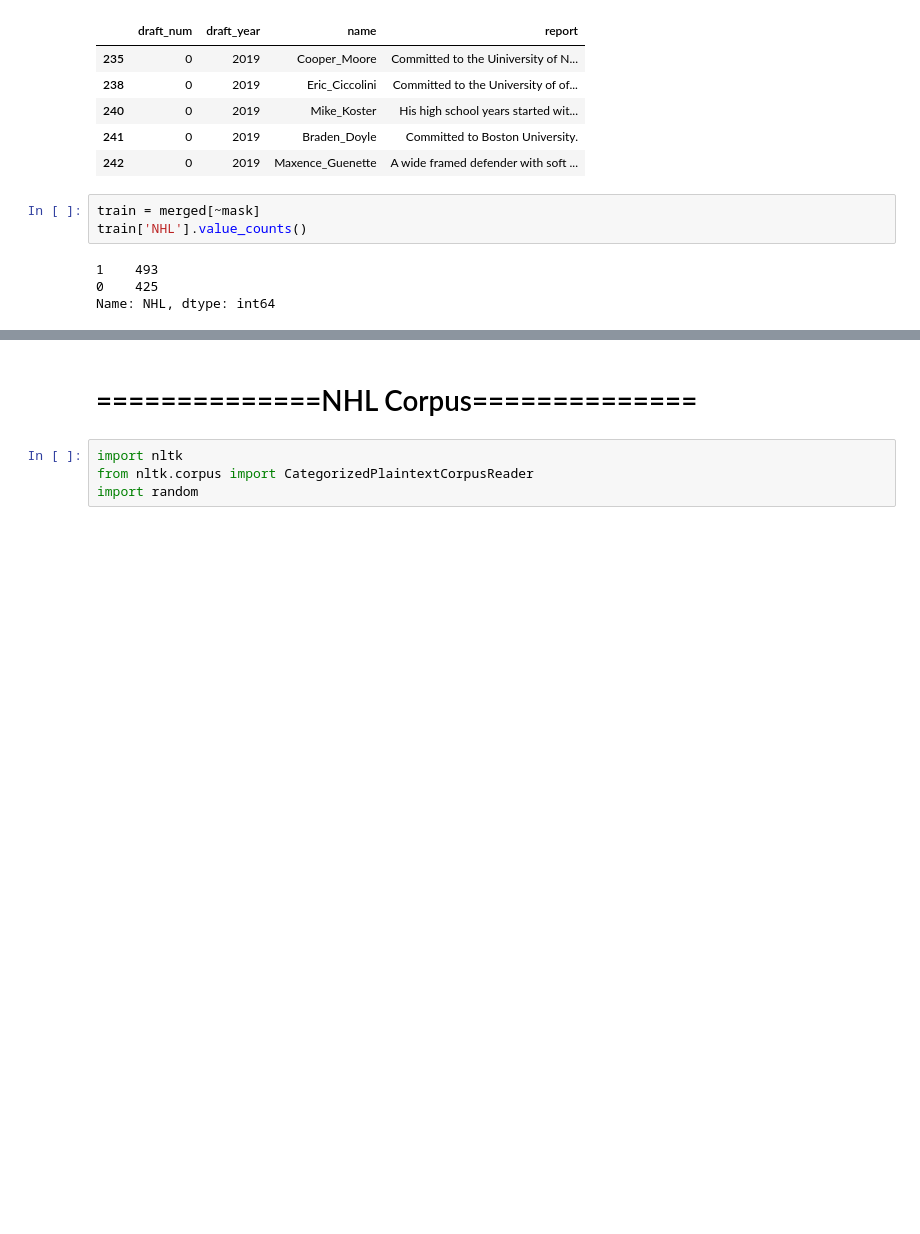
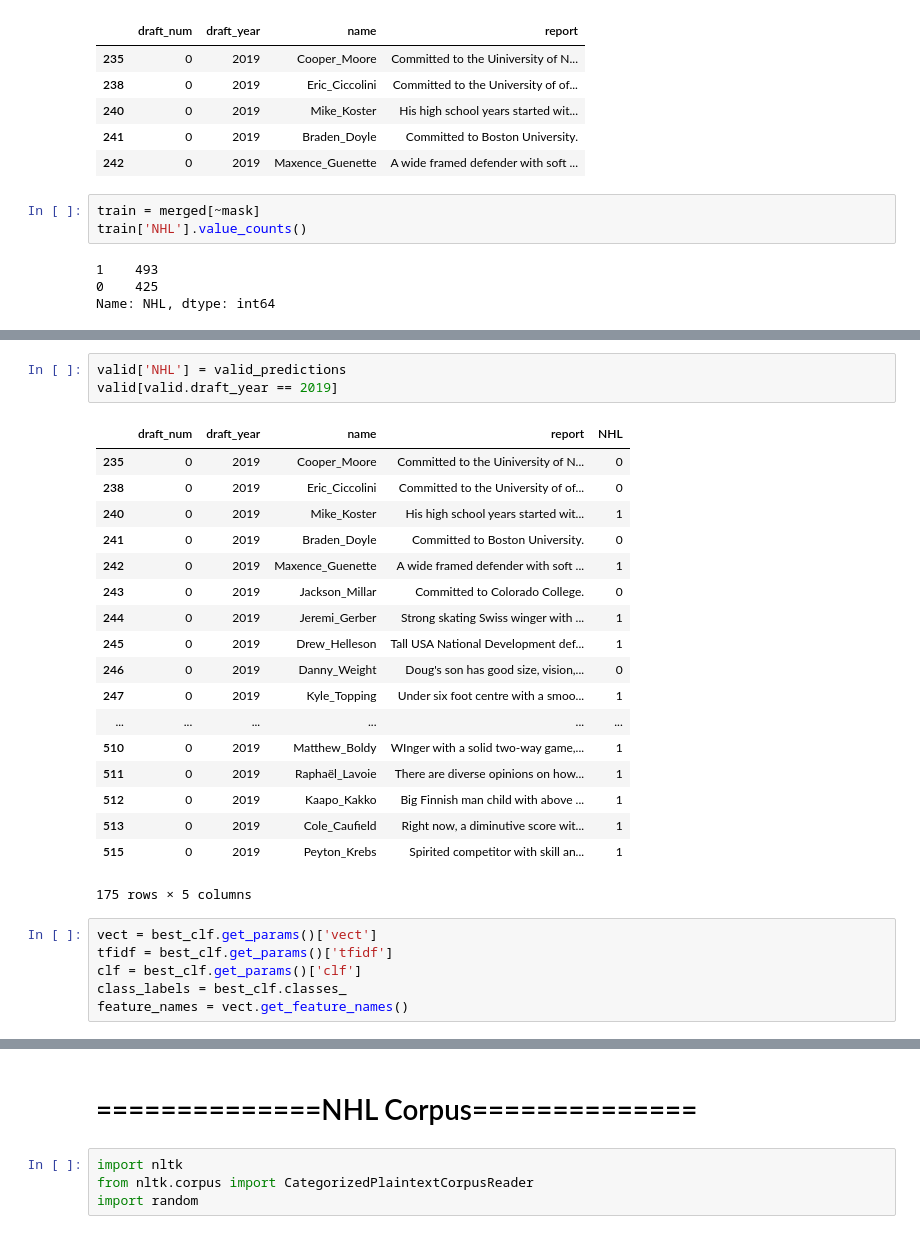
Before and after one commit to mattjliu/NHL-Prospect-Classifier, a Jupyter notebook: notebooks/Untitled1.ipynb, the cells around one changed output, grey strips where cells are left out. Drawn from its saved outputs; the diff is of its cells as text; blank space fills up the shorter version.

```diff
--- a/notebooks/Untitled1.ipynb
+++ b/notebooks/Untitled1.ipynb
@@ -83,0 +259,28 @@ Name: NHL, dtype: int64
+# %%
+valid['NHL'] = valid_predictions
+valid[valid.draft_year == 2019]
+# %% [output]
+|  | draft_num | draft_year | name | report | NHL |
+| 235 | 0 | 2019 | Cooper_Moore | Committed to the Uiniversity of N... | 0 |
+| 238 | 0 | 2019 | Eric_Ciccolini | Committed to the University of of... | 0 |
+| 240 | 0 | 2019 | Mike_Koster | His high school years started wit... | 1 |
+| 241 | 0 | 2019 | Braden_Doyle | Committed to Boston University. | 0 |
+| 242 | 0 | 2019 | Maxence_Guenette | A wide framed defender with soft ... | 1 |
+| 243 | 0 | 2019 | Jackson_Millar | Committed to Colorado College. | 0 |
+| 244 | 0 | 2019 | Jeremi_Gerber | Strong skating Swiss winger with ... | 1 |
+| 245 | 0 | 2019 | Drew_Helleson | Tall USA National Development def... | 1 |
+| 246 | 0 | 2019 | Danny_Weight | Doug's son has good size, vision,... | 0 |
+| 247 | 0 | 2019 | Kyle_Topping | Under six foot centre with a smoo... | 1 |
+| ... | ... | ... | ... | ... | ... |
+| 510 | 0 | 2019 | Matthew_Boldy | WInger with a solid two-way game,... | 1 |
+| 511 | 0 | 2019 | Raphaël_Lavoie | There are diverse opinions on how... | 1 |
+| 512 | 0 | 2019 | Kaapo_Kakko | Big Finnish man child with above ... | 1 |
+| 513 | 0 | 2019 | Cole_Caufield | Right now, a diminutive score wit... | 1 |
+| 515 | 0 | 2019 | Peyton_Krebs | Spirited competitor with skill an... | 1 |
+175 rows × 5 columns
+# %%
+vect = best_clf.get_params()['vect']
+tfidf = best_clf.get_params()['tfidf']
+clf = best_clf.get_params()['clf']
+class_labels = best_clf.classes_
+feature_names = vect.get_feature_names()
```
Also changed, not shown: parts of 21 cells of this notebook, 9 other files.
